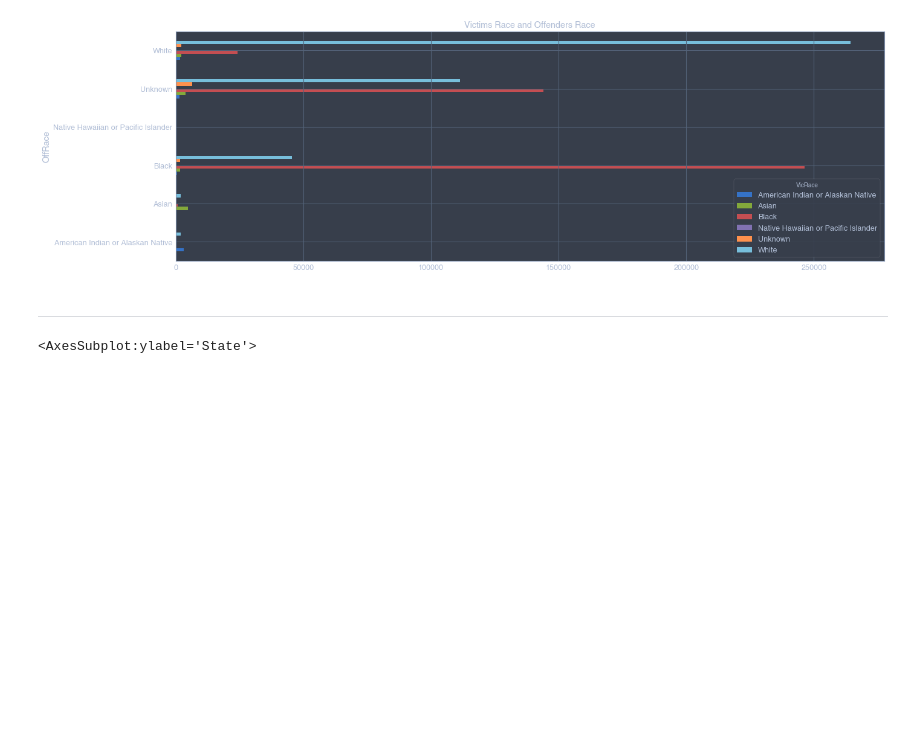
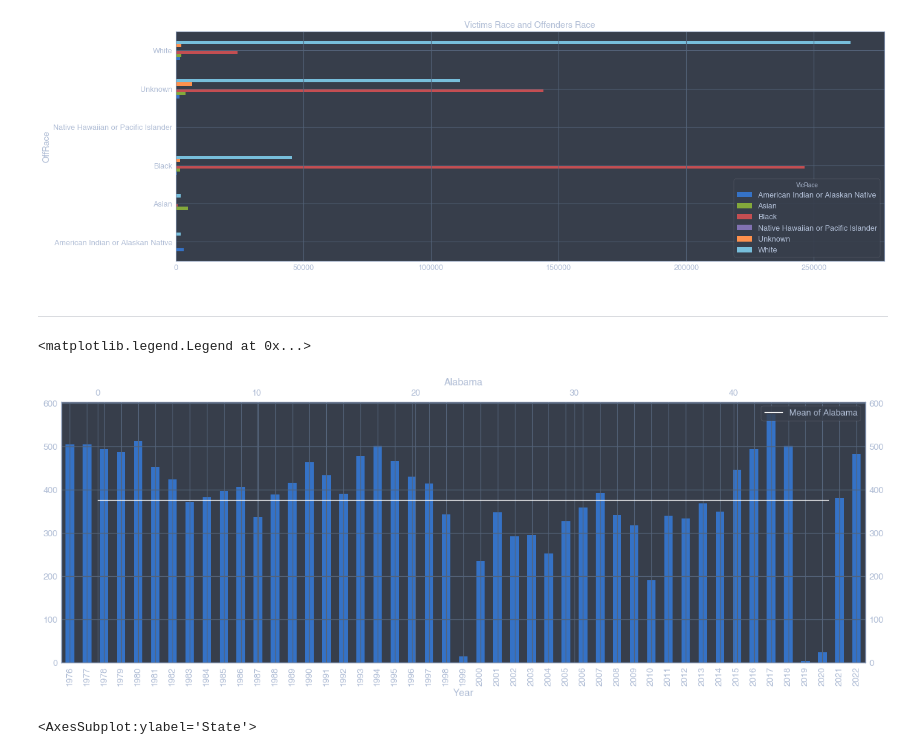
Before and after one commit to fadeeva/weird_projects, a Jupyter notebook: Serial_Killers/Data_from_MAP.ipynb, the cells around one changed output. Cells and saved outputs as stored; diff of their text form; code cells hidden in the pictures; blank space fills up the shorter version.

```diff
--- a/Serial_Killers/Data_from_MAP.ipynb
+++ b/Serial_Killers/Data_from_MAP.ipynb
@@ -601,5 +601,25 @@ def show_mean_murders_in(state:str)->None:
 
     ax.set_title(state)
+# %%
+state='Alabama'
+cases = map_data.groupby(['State', 'Year']).count()['CNTYFIPS'][state].to_frame()
+cases.rename(columns={'CNTYFIPS': 'Murders'}, inplace=True)
+cases['Mean'] = MEAN_NUM_OF_MURDERS_BY_YEAR[state]
+
+fig, ax = plt.subplots(figsize=(21, 7))
+ax2 = ax.twiny().twinx()
+cases['Murders'].plot(kind='bar', color='b', ax=ax, label=f'Murders in {state}')
+ax2.plot(ax.get_xticks(), cases['Mean'], color='w', label=f'Mean of {state}')
+
+ax2.set_xlim(ax.get_xlim())
+ax2.set_ylim(ax.get_ylim())
+# ax2.set_xticklabels(ax.get_xticklabels())
+# https://stackoverflow.com/questions/45440474/matplotlib-twinx-wrong-values-on-second-axis
+ax.set_title(state)
+plt.legend()
+# %% [output]
+<matplotlib.legend.Legend at 0x...>
+[figure, added]
 # %%
 fig, ax = plt.subplots(figsize=(21, 21))
 MEAN_NUM_OF_MURDERS_BY_YEAR.sort_values(ascending=True).plot(kind='barh', ax=ax)
```
Also changed, not shown: parts of 2 cells of this notebook.
